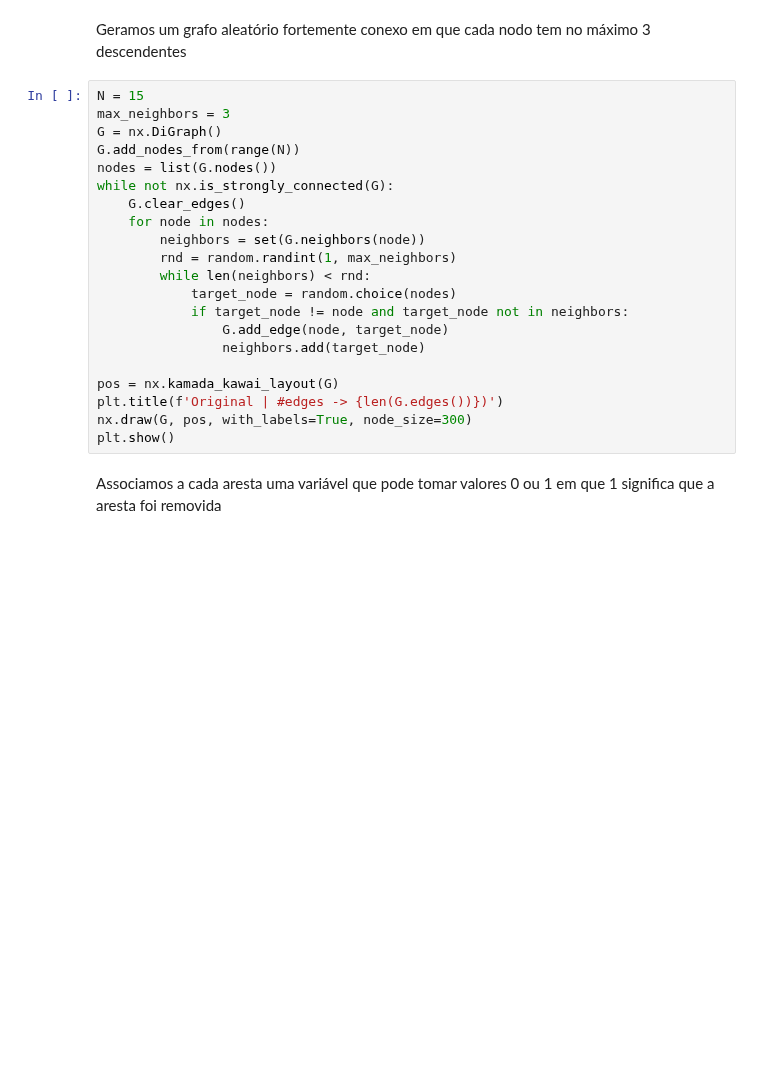
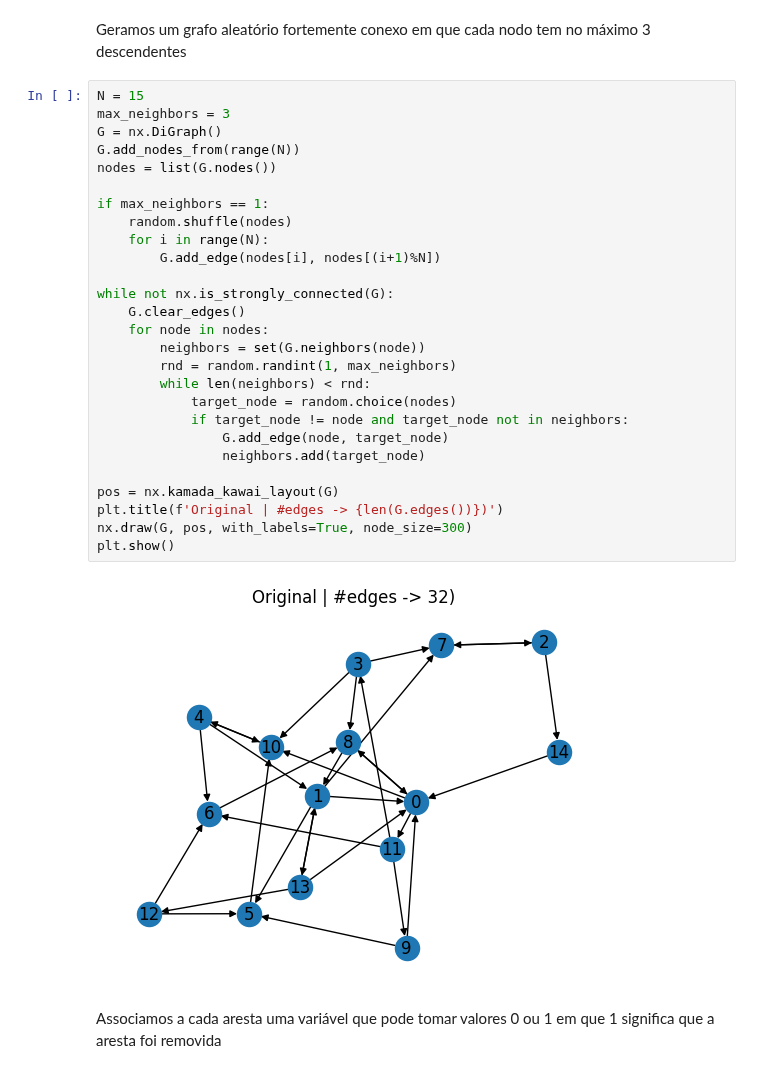
Before and after one commit to greybrunix/LC_PROJ, a Jupyter notebook: TP1/TP1.Exercise2.ipynb, the cells around one changed output. Drawn from its saved outputs; the diff is of its cells as text; blank space fills up the shorter version.

```diff
--- a/TP1/TP1.Exercise2.ipynb
+++ b/TP1/TP1.Exercise2.ipynb
@@ -16,24 +16,32 @@ Geramos um grafo aleatório fortemente conexo em que cada nodo tem no máximo 3
 # %%
 N = 15
 max_neighbors = 3
 G = nx.DiGraph()
 G.add_nodes_from(range(N))
 nodes = list(G.nodes())
+
+if max_neighbors == 1:
+    random.shuffle(nodes)
+    for i in range(N):
+        G.add_edge(nodes[i], nodes[(i+1)%N])
+
 while not nx.is_strongly_connected(G):
     G.clear_edges()
     for node in nodes:
         neighbors = set(G.neighbors(node))
         rnd = random.randint(1, max_neighbors)
         while len(neighbors) < rnd:
             target_node = random.choice(nodes)
             if target_node != node and target_node not in neighbors:
                 G.add_edge(node, target_node)
                 neighbors.add(target_node)
 
 pos = nx.kamada_kawai_layout(G)
 plt.title(f'Original | #edges -> {len(G.edges())})')
 nx.draw(G, pos, with_labels=True, node_size=300)
 plt.show()
+# %% [output]
+[figure, added]
 # %% [markdown]
 Associamos a cada aresta uma variável que pode tomar valores 0 ou 1 em que 1 significa que a aresta foi removida
 # %%
```
Also changed, not shown: parts of 1 cell of this notebook.
